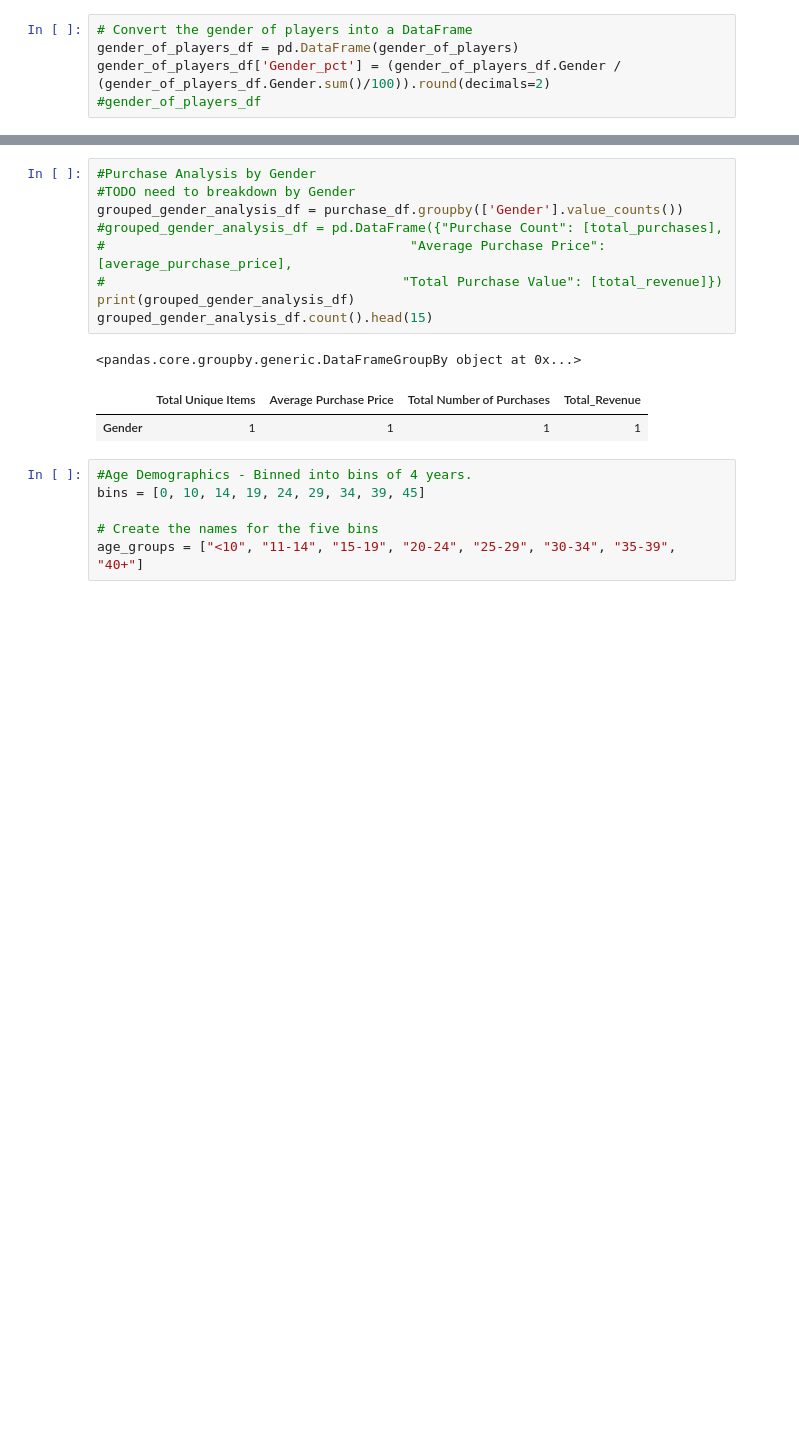
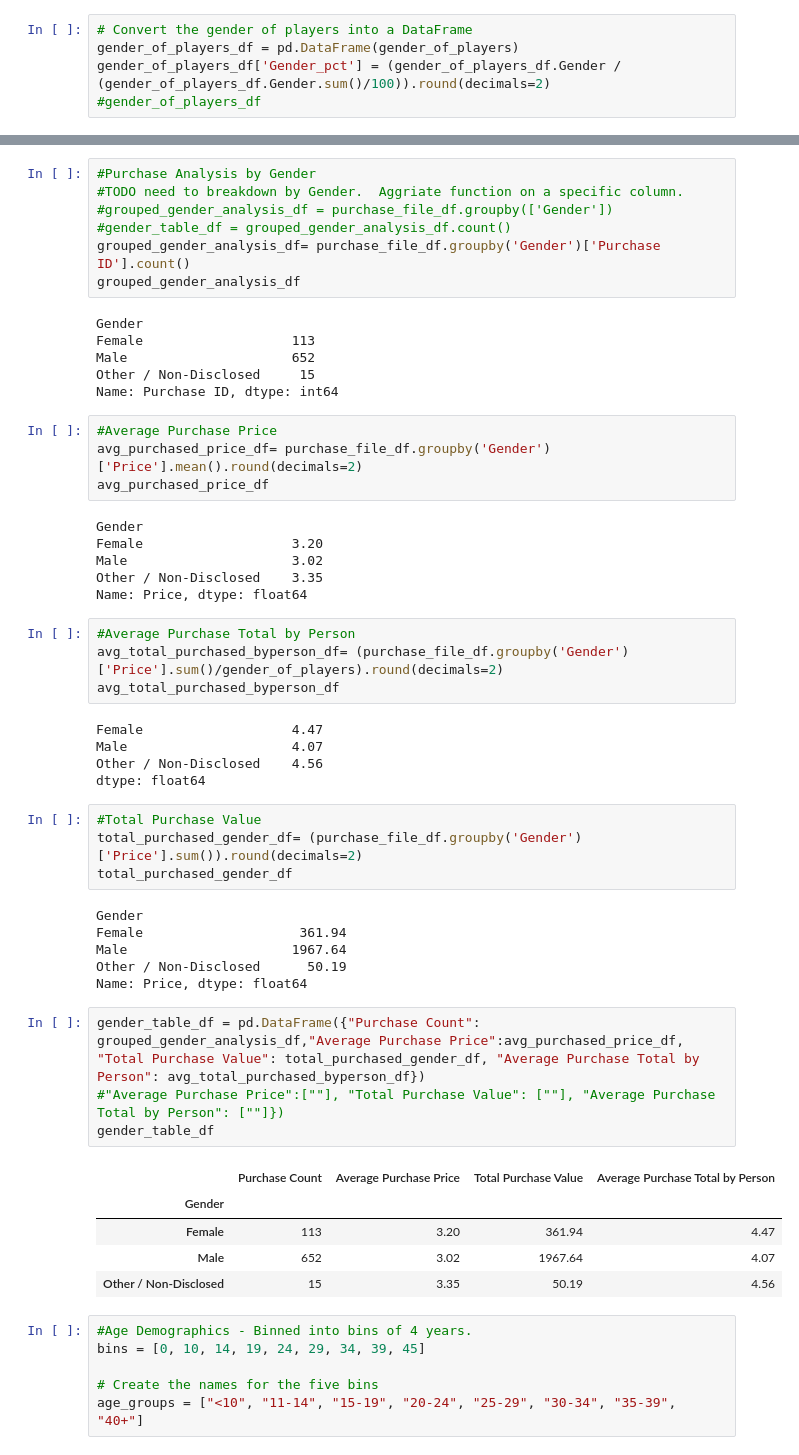
Before and after one commit to rmaher314/HW4_Pandas, a Jupyter notebook: HW4_Heroes_of_Pymoli.ipynb, the cells around one changed output, grey strips where cells are left out. Drawn from its saved outputs; the diff is of its cells as text; blank space fills up the shorter version.

```diff
--- a/HW4_Heroes_of_Pymoli.ipynb
+++ b/HW4_Heroes_of_Pymoli.ipynb
@@ -81,17 +126,56 @@ renamed_genders_of_players_df
 | Other / Non-Disclosed | 15 | 1.92 |
 # %%
 #Purchase Analysis by Gender
-#TODO need to breakdown by Gender
-grouped_gender_analysis_df = purchase_df.groupby(['Gender'].value_counts())
-#grouped_gender_analysis_df = pd.DataFrame({"Purchase Count": [total_purchases],
-#                                       "Average Purchase Price":[average_purchase_price],
-#                                      "Total Purchase Value": [total_revenue]})
-print(grouped_gender_analysis_df)
-grouped_gender_analysis_df.count().head(15)
+#TODO need to breakdown by Gender.  Aggriate function on a specific column.
+#grouped_gender_analysis_df = purchase_file_df.groupby(['Gender'])
+#gender_table_df = grouped_gender_analysis_df.count()
+grouped_gender_analysis_df= purchase_file_df.groupby('Gender')['Purchase ID'].count()
+grouped_gender_analysis_df
 # %% [output]
-<pandas.core.groupby.generic.DataFrameGroupBy object at 0x...>
+Gender
+Female                   113
+Male                     652
+Other / Non-Disclosed     15
+Name: Purchase ID, dtype: int64
-|  | Total Unique Items | Average Purchase Price | Total Number of Purchases | Total_Revenue |
-| Gender | 1 | 1 | 1 | 1 |
+# %%
+#Average Purchase Price
+avg_purchased_price_df= purchase_file_df.groupby('Gender')['Price'].mean().round(decimals=2)
+avg_purchased_price_df
+# %% [output]
+Gender
+Female                   3.20
+Male                     3.02
+Other / Non-Disclosed    3.35
+Name: Price, dtype: float64
+# %%
+#Average Purchase Total by Person
+avg_total_purchased_byperson_df= (purchase_file_df.groupby('Gender')['Price'].sum()/gender_of_players).round(decimals=2)
+avg_total_purchased_byperson_df
+# %% [output]
+Female                   4.47
+Male                     4.07
+Other / Non-Disclosed    4.56
+dtype: float64
+# %%
+#Total Purchase Value
+total_purchased_gender_df= (purchase_file_df.groupby('Gender')['Price'].sum()).round(decimals=2)
+total_purchased_gender_df
+# %% [output]
+Gender
+Female                    361.94
+Male                     1967.64
+Other / Non-Disclosed      50.19
+Name: Price, dtype: float64
+# %%
+gender_table_df = pd.DataFrame({"Purchase Count": grouped_gender_analysis_df,"Average Purchase Price":avg_purchased_price_df, "Total Purchase Value": total_purchased_gender_df, "Average Purchase Total by Person": avg_total_purchased_byperson_df})
+#"Average Purchase Price":[""], "Total Purchase Value": [""], "Average Purchase Total by Person": [""]})
+gender_table_df
+# %% [output]
+|  | Purchase Count | Average Purchase Price | Total Purchase Value | Average Purchase Total by Person |
+| Gender |  |  |  |  |
+| Female | 113 | 3.20 | 361.94 | 4.47 |
+| Male | 652 | 3.02 | 1967.64 | 4.07 |
+| Other / Non-Disclosed | 15 | 3.35 | 50.19 | 4.56 |
 # %%
 #Age Demographics - Binned into bins of 4 years.
 bins = [0, 10, 14, 19, 24, 29, 34, 39, 45]
```
Also changed, not shown: parts of 8 cells of this notebook.
